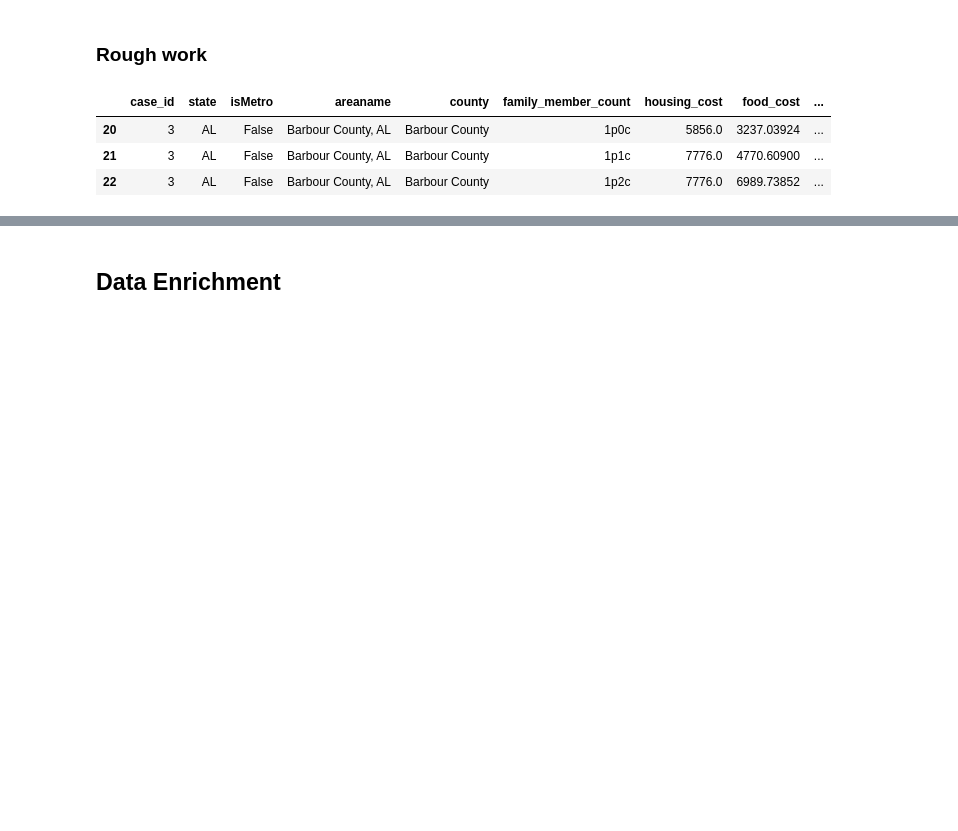
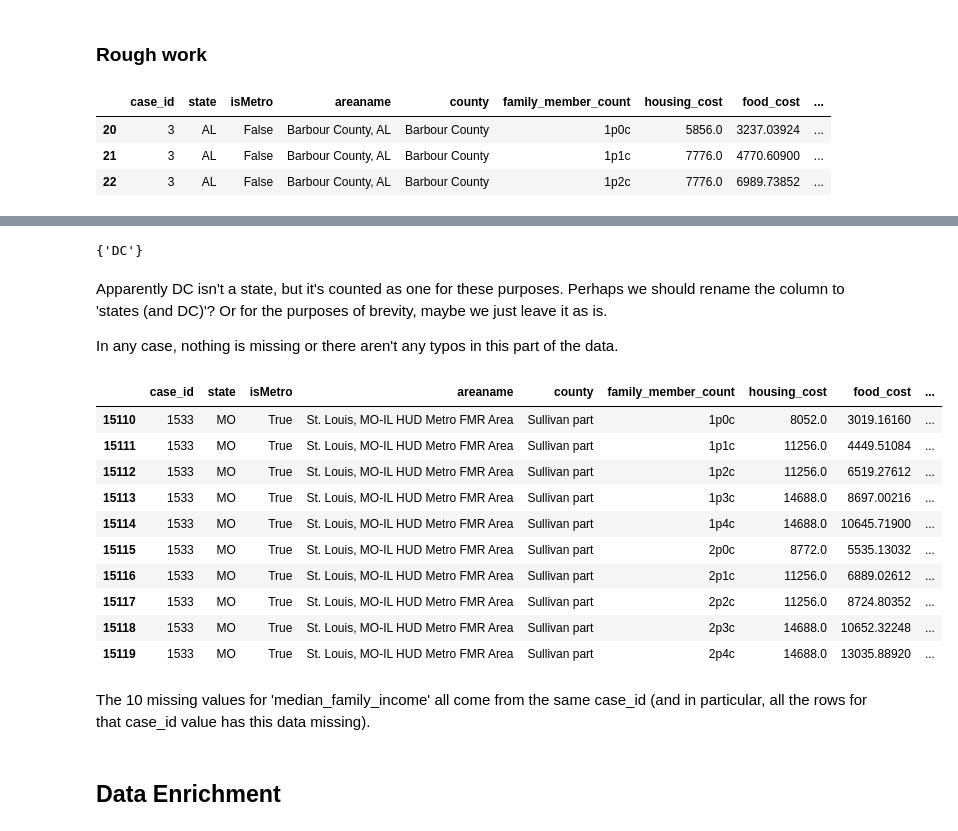
Before and after one commit to miguelmog10/data-science-group17, a Jupyter notebook: notebook/FoundationsDataScience_Winter2025_Group17.ipynb, the cells around one changed output, grey strips where cells are left out. Drawn from its saved outputs; the diff is of its cells as text; code cells hidden in the pictures; blank space fills up the shorter version.

```diff
--- a/notebook/FoundationsDataScience_Winter2025_Group17.ipynb
+++ b/notebook/FoundationsDataScience_Winter2025_Group17.ipynb
@@ -142,3 +260,49 @@ df_state_list = df.groupby(['state','state_name'])['state'].count() ## can't vie
+# %%
+# There are 51 states in our dataset, but aren't there only 50?
+
+us_states = {
+    "AL": "Alabama", "AK": "Alaska", "AZ": "Arizona", "AR": "Arkansas", "CA": "California",
+    "CO": "Colorado", "CT": "Connecticut", "DE": "Delaware", "FL": "Florida", "GA": "Georgia",
+    "HI": "Hawaii", "ID": "Idaho", "IL": "Illinois", "IN": "Indiana", "IA": "Iowa",
+    "KS": "Kansas", "KY": "Kentucky", "LA": "Louisiana", "ME": "Maine", "MD": "Maryland",
+    "MA": "Massachusetts", "MI": "Michigan", "MN": "Minnesota", "MS": "Mississippi", "MO": "Missouri",
+    "MT": "Montana", "NE": "Nebraska", "NV": "Nevada", "NH": "New Hampshire", "NJ": "New Jersey",
+    "NM": "New Mexico", "NY": "New York", "NC": "North Carolina", "ND": "North Dakota", "OH": "Ohio",
+    "OK": "Oklahoma", "OR": "Oregon", "PA": "Pennsylvania", "RI": "Rhode Island", "SC": "South Carolina",
+    "SD": "South Dakota", "TN": "Tennessee", "TX": "Texas", "UT": "Utah", "VT": "Vermont",
+    "VA": "Virginia", "WA": "Washington", "WV": "West Virginia", "WI": "Wisconsin", "WY": "Wyoming"
+}
+
+df_states = set(df['state'].value_counts().keys().to_list())
+# get the states in our dataset as a set
+fifty_states = set(us_states.keys())
+# get the actual 50 states as a set
+df_states - fifty_states
+# perform set subtraction to determine the extra state
+# %% [output]
+{'DC'}
+# %% [markdown]
+Apparently DC isn't a state, but it's counted as one for these purposes. Perhaps we should rename the column to 'states (and DC)'? Or for the purposes of brevity, maybe we just leave it as is.
+
+In any case, nothing is missing or there aren't any typos in this part of the data.
+# %%
+# The 10 rows with null values for median_family_income - each case_id value has 10 rows - is this a coincidence?
+
+df[df['median_family_income'].isnull()]
+# %% [output]
+|  | case_id | state | isMetro | areaname | county | family_member_count | housing_cost | food_cost | ... |
+| 15110 | 1533 | MO | True | St. Louis, MO-IL HUD Metro FMR Area | Sullivan part | 1p0c | 8052.0 | 3019.16160 | ... |
+| 15111 | 1533 | MO | True | St. Louis, MO-IL HUD Metro FMR Area | Sullivan part | 1p1c | 11256.0 | 4449.51084 | ... |
+| 15112 | 1533 | MO | True | St. Louis, MO-IL HUD Metro FMR Area | Sullivan part | 1p2c | 11256.0 | 6519.27612 | ... |
+| 15113 | 1533 | MO | True | St. Louis, MO-IL HUD Metro FMR Area | Sullivan part | 1p3c | 14688.0 | 8697.00216 | ... |
+| 15114 | 1533 | MO | True | St. Louis, MO-IL HUD Metro FMR Area | Sullivan part | 1p4c | 14688.0 | 10645.71900 | ... |
+| 15115 | 1533 | MO | True | St. Louis, MO-IL HUD Metro FMR Area | Sullivan part | 2p0c | 8772.0 | 5535.13032 | ... |
+| 15116 | 1533 | MO | True | St. Louis, MO-IL HUD Metro FMR Area | Sullivan part | 2p1c | 11256.0 | 6889.02612 | ... |
+| 15117 | 1533 | MO | True | St. Louis, MO-IL HUD Metro FMR Area | Sullivan part | 2p2c | 11256.0 | 8724.80352 | ... |
+| 15118 | 1533 | MO | True | St. Louis, MO-IL HUD Metro FMR Area | Sullivan part | 2p3c | 14688.0 | 10652.32248 | ... |
+| 15119 | 1533 | MO | True | St. Louis, MO-IL HUD Metro FMR Area | Sullivan part | 2p4c | 14688.0 | 13035.88920 | ... |
+# %% [markdown]
+The 10 missing values for 'median_family_income' all come from the same case_id (and in particular, all the rows for that case_id value has this data missing).
 # %% [markdown]
 ## **Data Enrichment**
 # %% [markdown]
```
Also changed, not shown: parts of 14 cells of this notebook.
